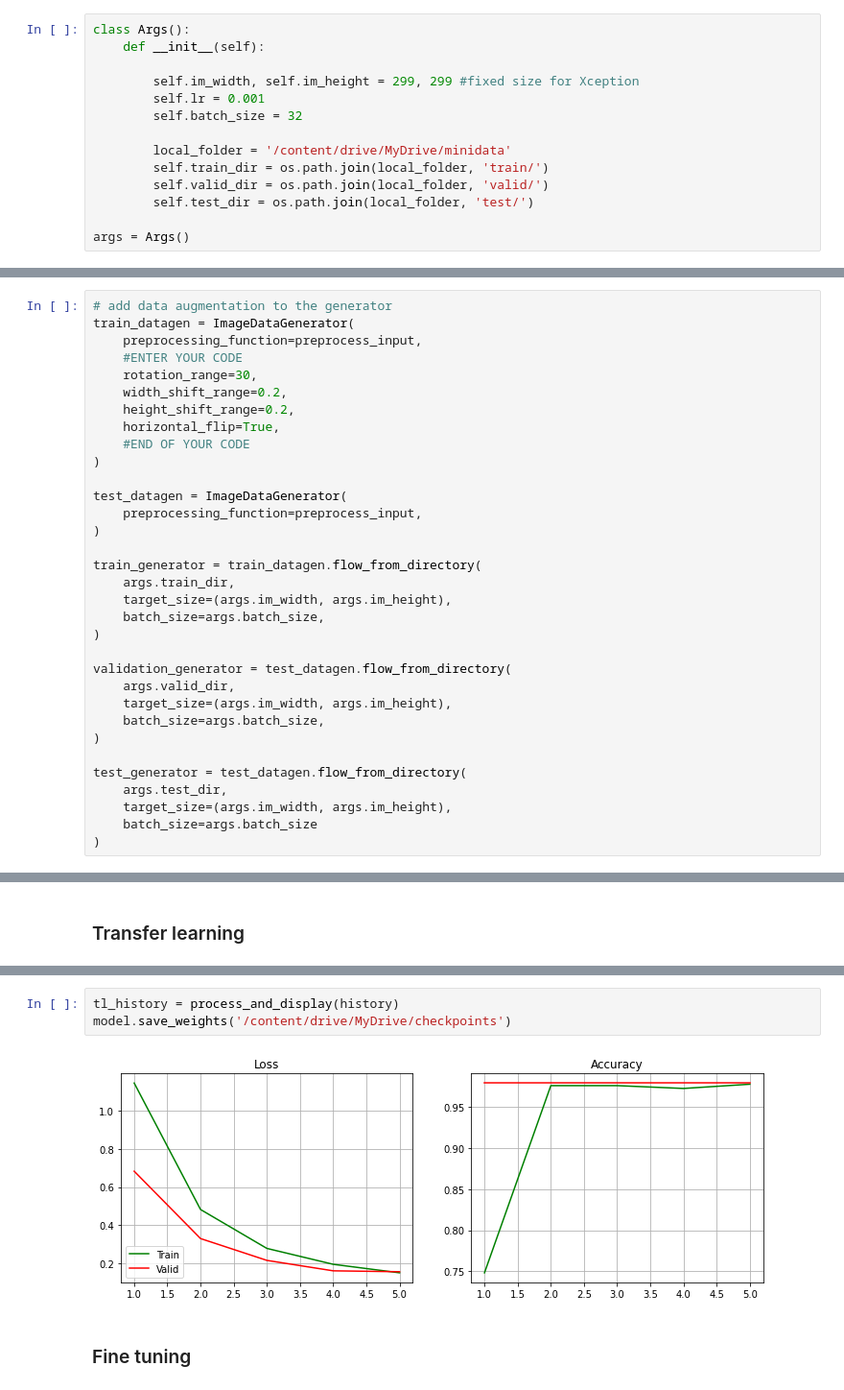
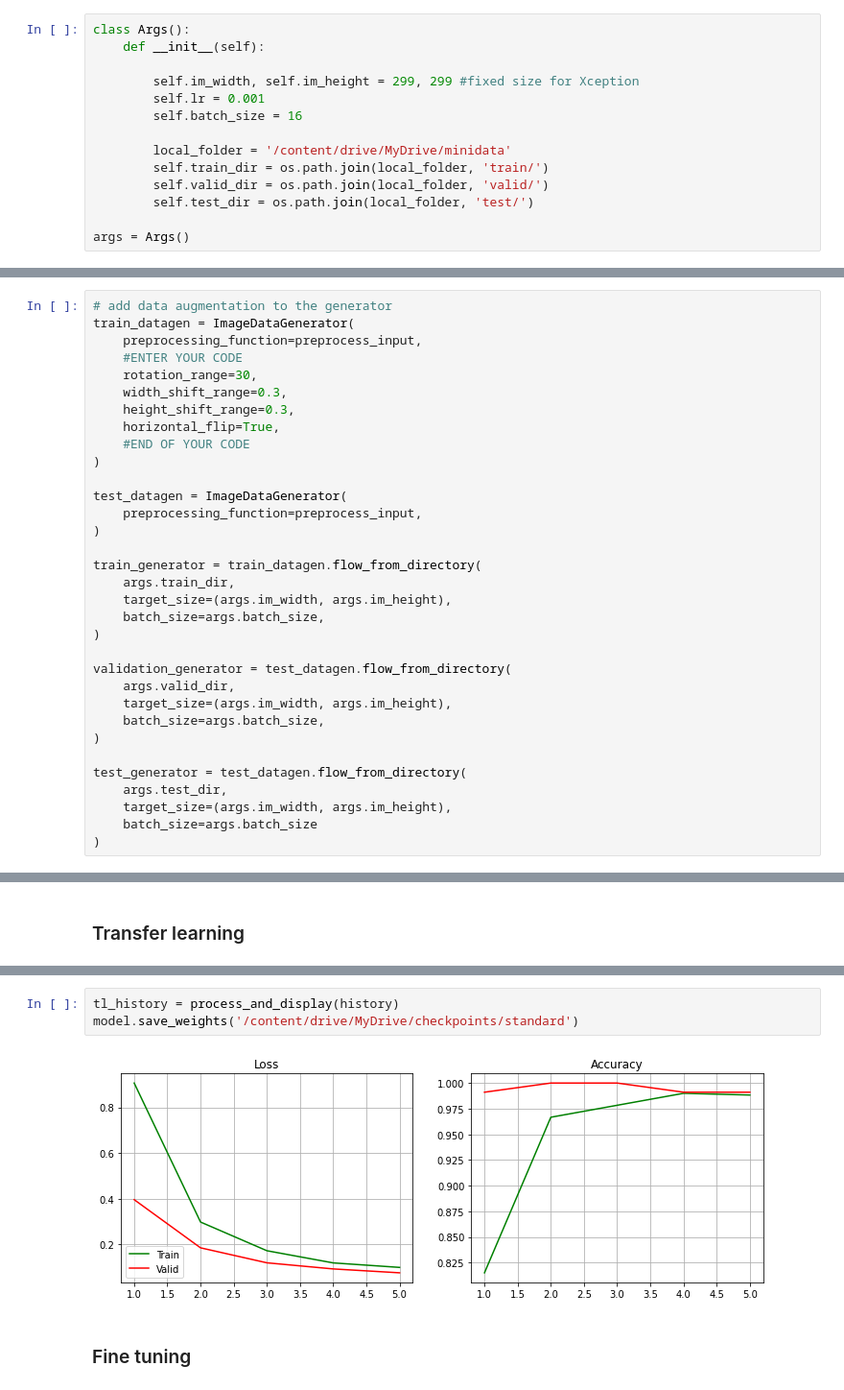
Before and after one commit to orgonek/PythonClasses, a Jupyter notebook: machine learning/Xception/Xception.ipynb, the cells around one changed output, grey strips where cells are left out. Shown at 96% size. Cells and saved outputs as stored; diff of their text form.

```diff
--- a/machine learning/Xception/Xception.ipynb
+++ b/machine learning/Xception/Xception.ipynb
@@ -195,7 +195,7 @@ class Args():
 
         self.im_width, self.im_height = 299, 299 #fixed size for Xception
         self.lr = 0.001
-        self.batch_size = 32
+        self.batch_size = 16
 
         local_folder = '/content/drive/MyDrive/minidata'
         self.train_dir = os.path.join(local_folder, 'train/')
@@ -231,8 +231,8 @@ train_datagen = ImageDataGenerator(
     preprocessing_function=preprocess_input,
     #ENTER YOUR CODE
     rotation_range=30,
-    width_shift_range=0.2,
-    height_shift_range=0.2,
+    width_shift_range=0.3,
+    height_shift_range=0.3,
     horizontal_flip=True,
     #END OF YOUR CODE
 )
@@ -317,8 +317,8 @@ Epoch 5/5
 # %%
 tl_history = process_and_display(history)
-model.save_weights('/content/drive/MyDrive/checkpoints')
+model.save_weights('/content/drive/MyDrive/checkpoints/standard')
 # %% [output]
-[figure, old version]
+[figure, new version]
 # %% [markdown]
 ### Fine tuning
 # %%
```
Also changed, not shown: parts of 25 cells of this notebook.
